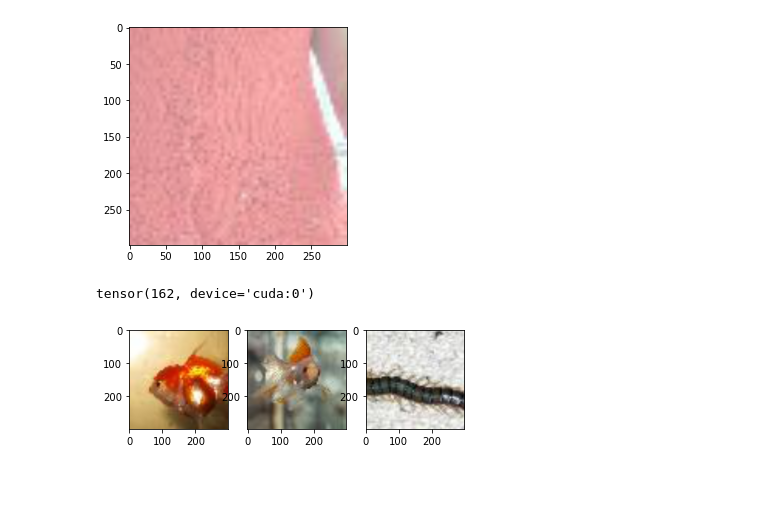
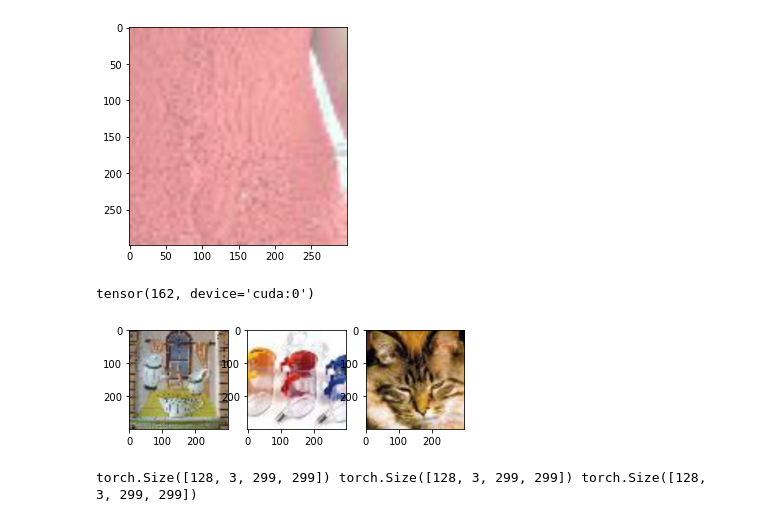
Before and after one commit to g-peery/stability-training, a Jupyter notebook: Model.ipynb, the cells around one changed output. Saved outputs shown, nothing was run; the diff lists cells and outputs as text; code cells hidden in the pictures; blank space fills up the shorter version.

```diff
--- a/Model.ipynb
+++ b/Model.ipynb
@@ -940,16 +950,30 @@ class TripletRankingDataset(torch.utils.data.Dataset):
 # %%
-this_transform = T.Compose([T.Resize(299)])
+normalize_img = T.Lambda(lambda x : x/255)
+this_transform = T.Compose([T.Resize(299), normalize_img])
 this_path = os.path.join(os.path.abspath(""), "tiny-imagenet-200\\train")
-trd = TripletRankingDataset(this_path, 1, 1, transform=this_transform)
+trd = TripletRankingDataset(this_path, 2, 2, transform=this_transform)
+test_path = os.path.join(os.path.abspath(""), "tiny-imagenet-200\\test")
+trd_test = TripletRankingDataset(this_path, 1, 1, transform=this_transform)
 # %%
 pic_iter = iter(trd)
 # %%
-a, b, c = next(pic_iter).split(3)
-ToPIL = T.ToPILImage() # Converting function
-fig, ax = plt.subplots(1, 3)
-ax[0].imshow(ToPIL(a))
-ax[1].imshow(ToPIL(b))
-ax[2].imshow(ToPIL(c))
-fig.show()
+def show_triplet(triplet):
+    a, b, c = triplet.split(3)
+    ToPIL = T.ToPILImage() # Converting function
+    fig, ax = plt.subplots(1, 3)
+    ax[0].imshow(ToPIL(a))
+    ax[1].imshow(ToPIL(b))
+    ax[2].imshow(ToPIL(c))
+    fig.show()
-# %% [output]
-[figure, removed]
+# %%
+batch_size = 32
+loaders = torch.utils.data.DataLoader(trd, batch_size=batch_size,
+                                     num_workers=0, shuffle=True)
+test_loader = torch.utils.data.DataLoader(trd_test, batch_size=batch_size,
+                                     num_workers=0)
+# %%
+batch = next(iter(loaders)).to("cuda")
+# %%
+show_triplet(batch[2])
+# %% [output]
+[figure, added]
@@ -955,0 +982,5 @@ fig.show()
+# %%
+a, b,c = reshaped
+print(a.shape, b.shape, c.shape)
+# %% [output]
+torch.Size([128, 3, 299, 299]) torch.Size([128, 3, 299, 299]) torch.Size([128, 3, 299, 299])
```
Also changed, not shown: parts of 35 cells of this notebook.
